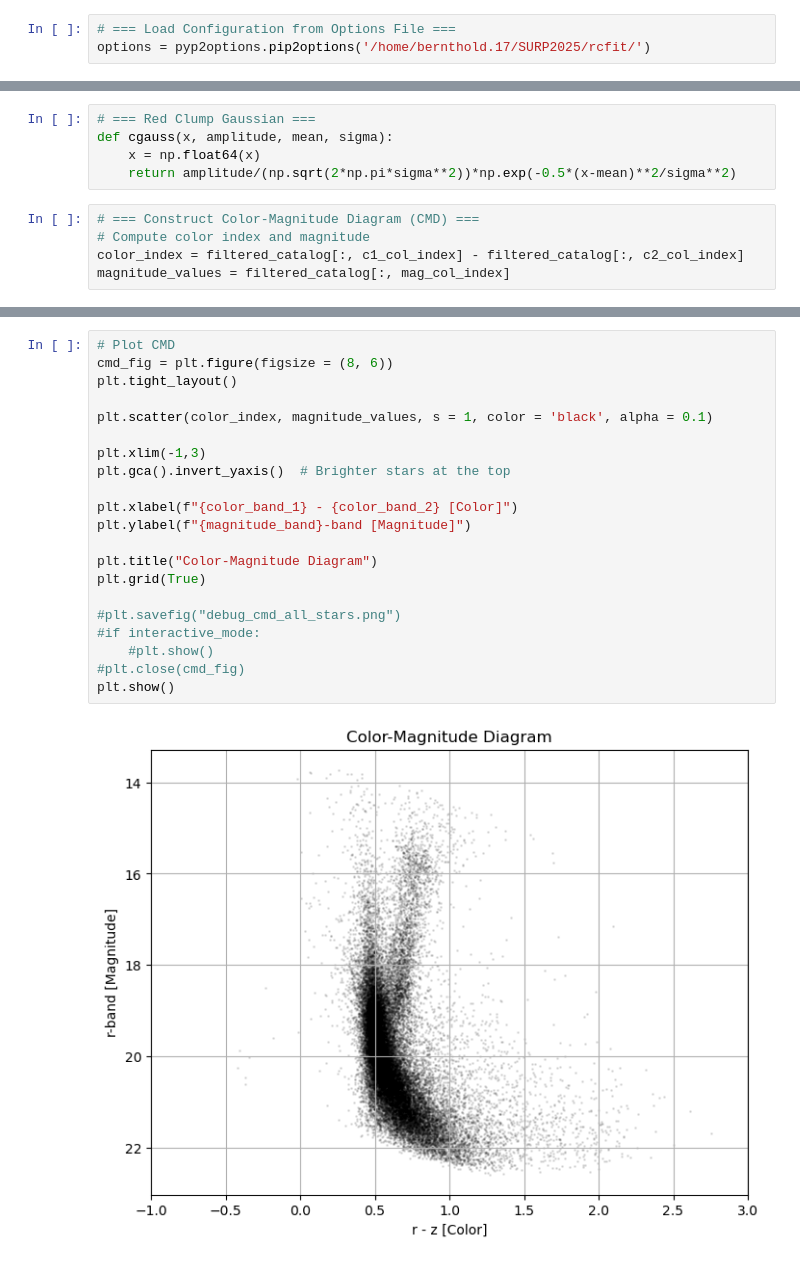
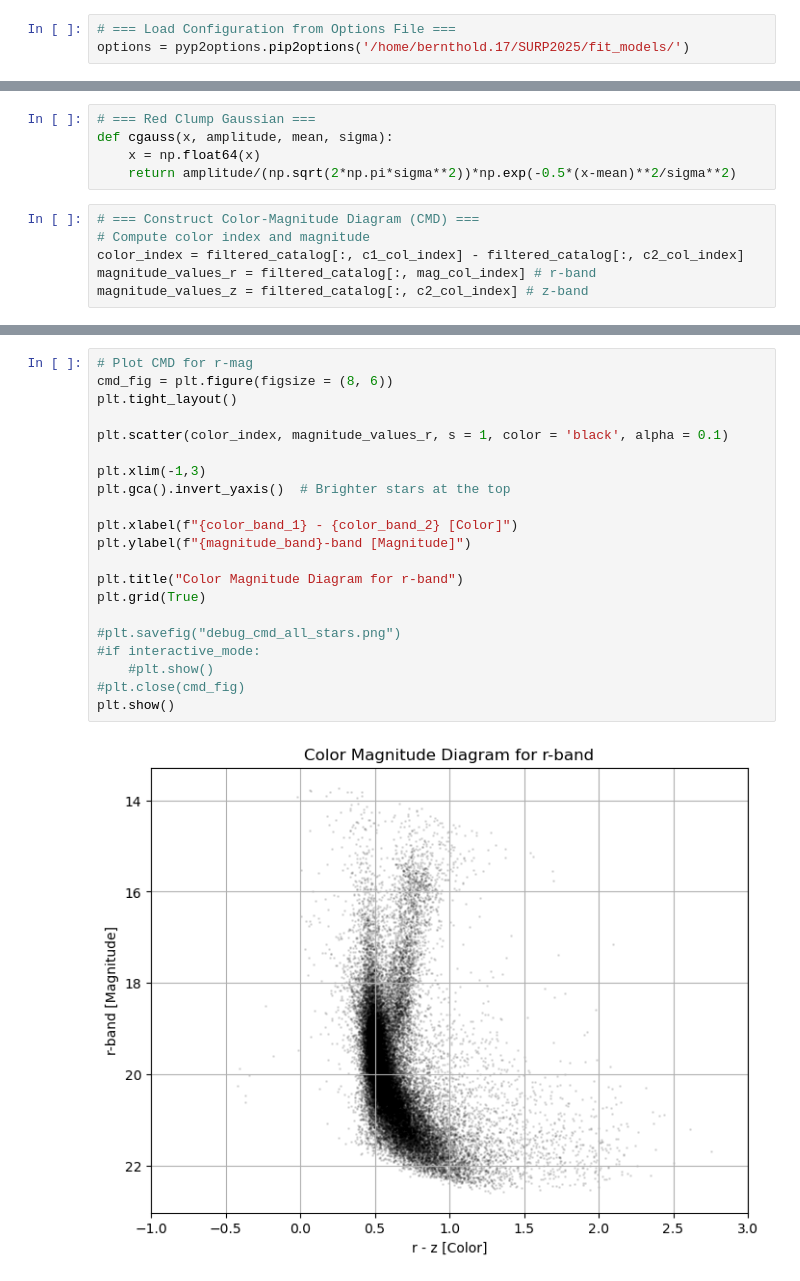
Before and after one commit to NireAstro/SURP2025, a Jupyter notebook: fit_models/cleaned_colorcut.ipynb, the cells around one changed output, grey strips where cells are left out. Cells and saved outputs as stored; diff of their text form.

```diff
--- a/fit_models/cleaned_colorcut.ipynb
+++ b/fit_models/cleaned_colorcut.ipynb
@@ -65,7 +65,7 @@ if len(sys.argv) >= 9:
     apply_position_cut = True
 # %%
 # === Load Configuration from Options File ===
-options = pyp2options.pip2options('/home/bernthold.17/SURP2025/rcfit/')
+options = pyp2options.pip2options('/home/bernthold.17/SURP2025/fit_models/')
 # %% [output]
 Skipping line 68: expected 2 fields, saw 5
 Skipping line 71: expected 2 fields, saw 5
@@ -238,7 +238,8 @@ def cgauss(x, amplitude, mean, sigma):
 # === Construct Color-Magnitude Diagram (CMD) ===
 # Compute color index and magnitude
 color_index = filtered_catalog[:, c1_col_index] - filtered_catalog[:, c2_col_index]
-magnitude_values = filtered_catalog[:, mag_col_index]
+magnitude_values_r = filtered_catalog[:, mag_col_index] # r-band
+magnitude_values_z = filtered_catalog[:, c2_col_index] # z-band
 # %%
 # === Giant Star Selection ===
 # Filter stars that are likely giants
@@ -323,24 +324,24 @@ Amplitude = 26.78
  Sigma = 0.09
 # %%
-# Plot CMD
+# Plot CMD for r-mag
 cmd_fig = plt.figure(figsize = (8, 6))
 plt.tight_layout()
 
-plt.scatter(color_index, magnitude_values, s = 1, color = 'black', alpha = 0.1)
+plt.scatter(color_index, magnitude_values_r, s = 1, color = 'black', alpha = 0.1)
 
 plt.xlim(-1,3)
 plt.gca().invert_yaxis()  # Brighter stars at the top
 
 plt.xlabel(f"{color_band_1} - {color_band_2} [Color]")
 plt.ylabel(f"{magnitude_band}-band [Magnitude]")
 
-plt.title("Color-Magnitude Diagram")
+plt.title("Color Magnitude Diagram for r-band")
 plt.grid(True)
 
 #plt.savefig("debug_cmd_all_stars.png")
 #if interactive_mode:
     #plt.show()
 #plt.close(cmd_fig)
 plt.show()
 # %% [output]
-[figure, old version]
+[figure, new version]
```
Also changed, not shown: parts of 20 cells of this notebook, 1 other file.
